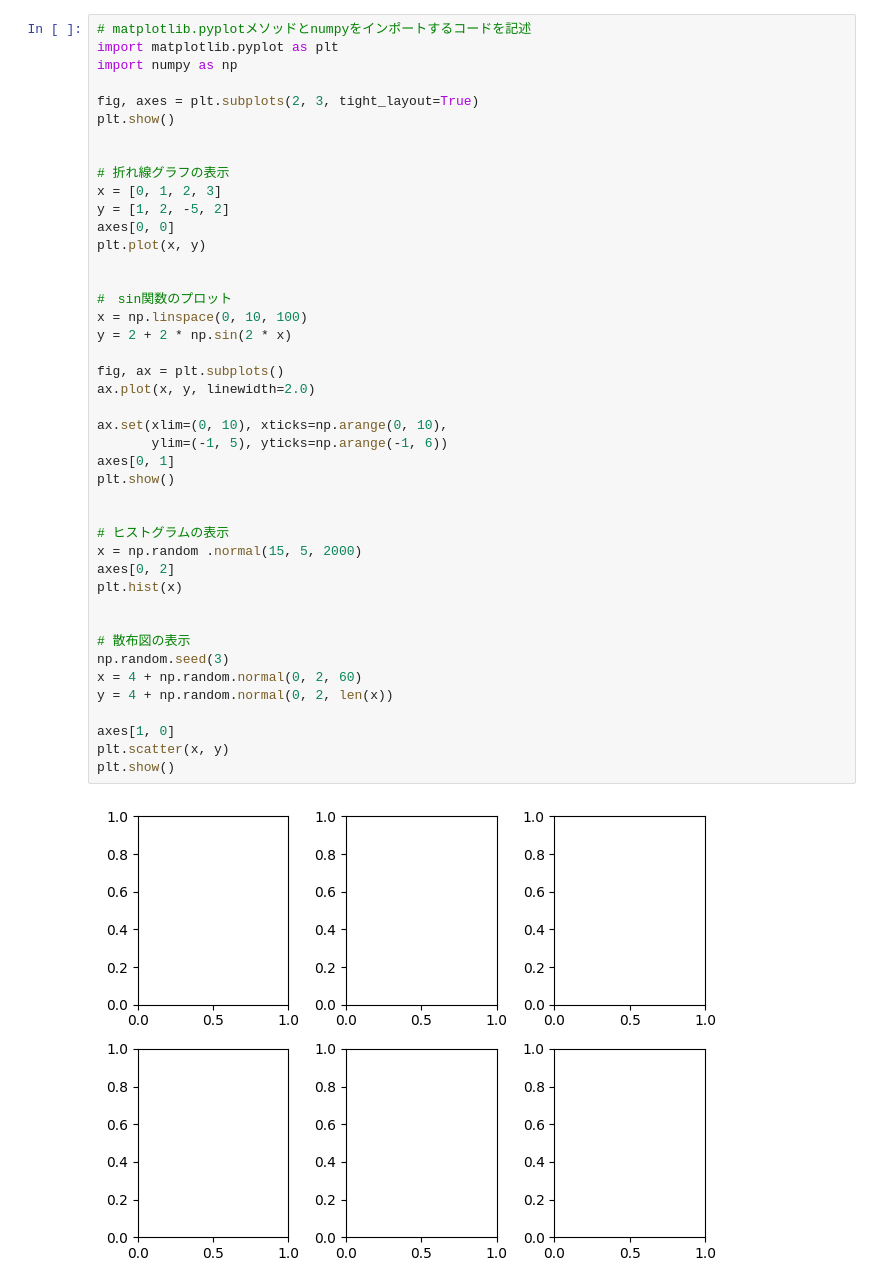
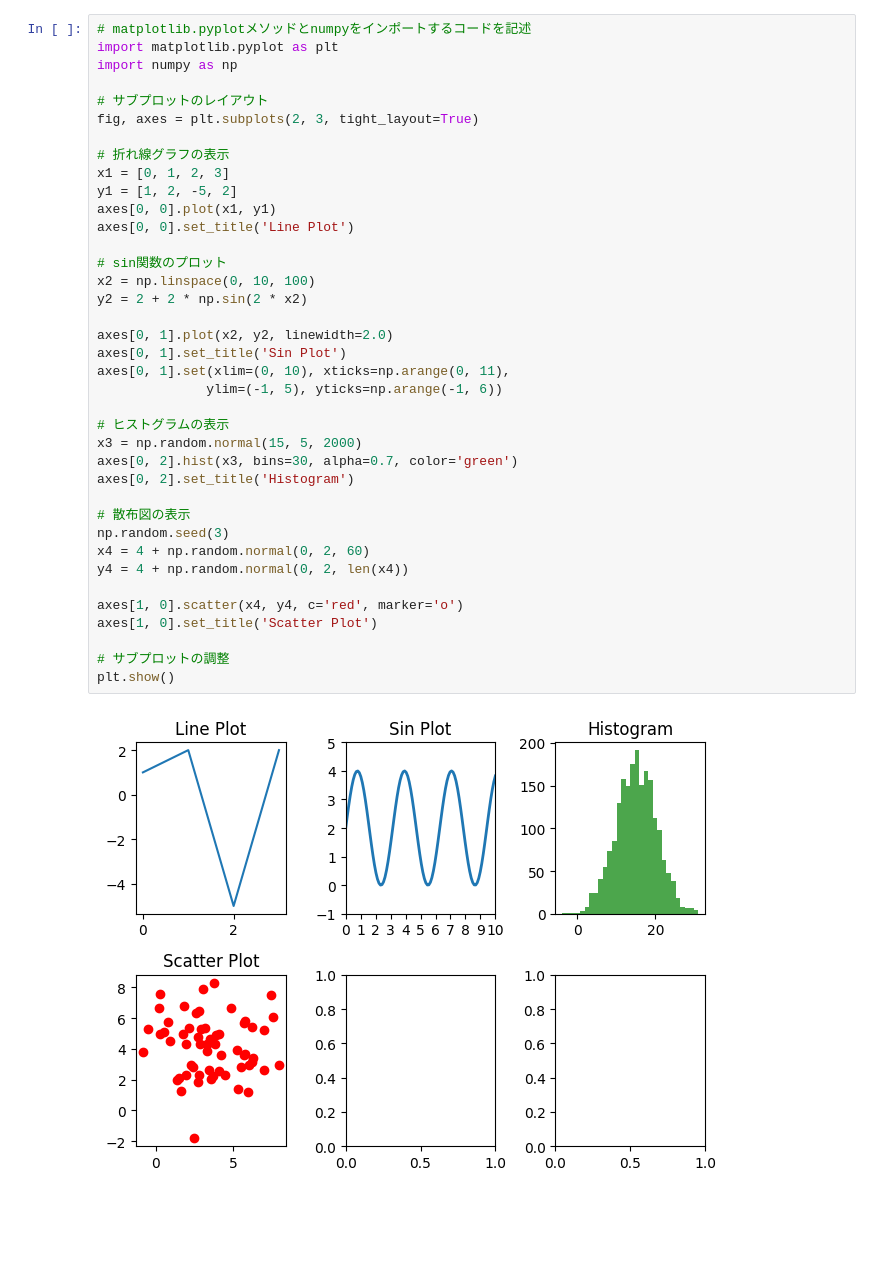
Before and after one commit to asagao0414/data-analysis-basic-kadai, a Jupyter notebook: kadai_005.ipynb, the cells around one changed output. Cells and saved outputs as stored; diff of their text form; blank space fills up the shorter version.

```diff
--- a/kadai_005.ipynb
+++ b/kadai_005.ipynb
@@ -3,45 +3,40 @@
 # %%
 # matplotlib.pyplotメソッドとnumpyをインポートするコードを記述
 import matplotlib.pyplot as plt
 import numpy as np
 
+# サブプロットのレイアウト
 fig, axes = plt.subplots(2, 3, tight_layout=True)
-plt.show()
-
 
 # 折れ線グラフの表示
-x = [0, 1, 2, 3]
-y = [1, 2, -5, 2]
-axes[0, 0]
-plt.plot(x, y)
+x1 = [0, 1, 2, 3]
+y1 = [1, 2, -5, 2]
+axes[0, 0].plot(x1, y1)
+axes[0, 0].set_title('Line Plot')
 
+# sin関数のプロット
+x2 = np.linspace(0, 10, 100)
+y2 = 2 + 2 * np.sin(2 * x2)
 
-#　sin関数のプロット
-x = np.linspace(0, 10, 100)
-y = 2 + 2 * np.sin(2 * x)
-
-fig, ax = plt.subplots()
-ax.plot(x, y, linewidth=2.0)
-
-ax.set(xlim=(0, 10), xticks=np.arange(0, 10),
-       ylim=(-1, 5), yticks=np.arange(-1, 6))
-axes[0, 1]
-plt.show()
-
+axes[0, 1].plot(x2, y2, linewidth=2.0)
+axes[0, 1].set_title('Sin Plot')
+axes[0, 1].set(xlim=(0, 10), xticks=np.arange(0, 11),
+              ylim=(-1, 5), yticks=np.arange(-1, 6))
 
 # ヒストグラムの表示
-x = np.random .normal(15, 5, 2000)
-axes[0, 2]
-plt.hist(x)
-
+x3 = np.random.normal(15, 5, 2000)
+axes[0, 2].hist(x3, bins=30, alpha=0.7, color='green')
+axes[0, 2].set_title('Histogram')
 
 # 散布図の表示
 np.random.seed(3)
-x = 4 + np.random.normal(0, 2, 60)
-y = 4 + np.random.normal(0, 2, len(x))
+x4 = 4 + np.random.normal(0, 2, 60)
+y4 = 4 + np.random.normal(0, 2, len(x4))
 
-axes[1, 0]
-plt.scatter(x, y)
+axes[1, 0].scatter(x4, y4, c='red', marker='o')
+axes[1, 0].set_title('Scatter Plot')
+
+# サブプロットの調整
 plt.show()
 # %% [output]
-[figure, old version]
+[figure, new version]
```
Also changed, not shown: parts of 1 cell of this notebook.
